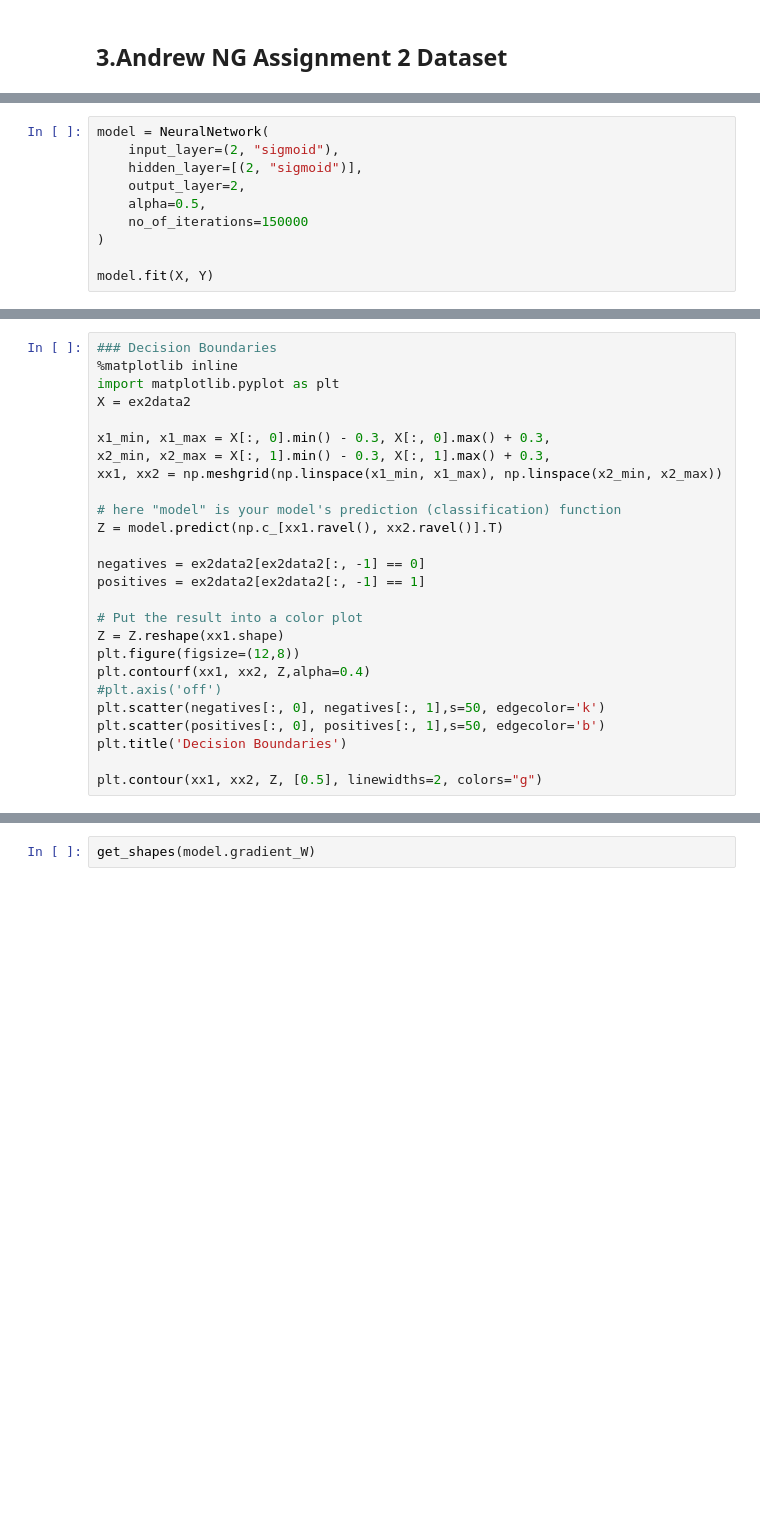
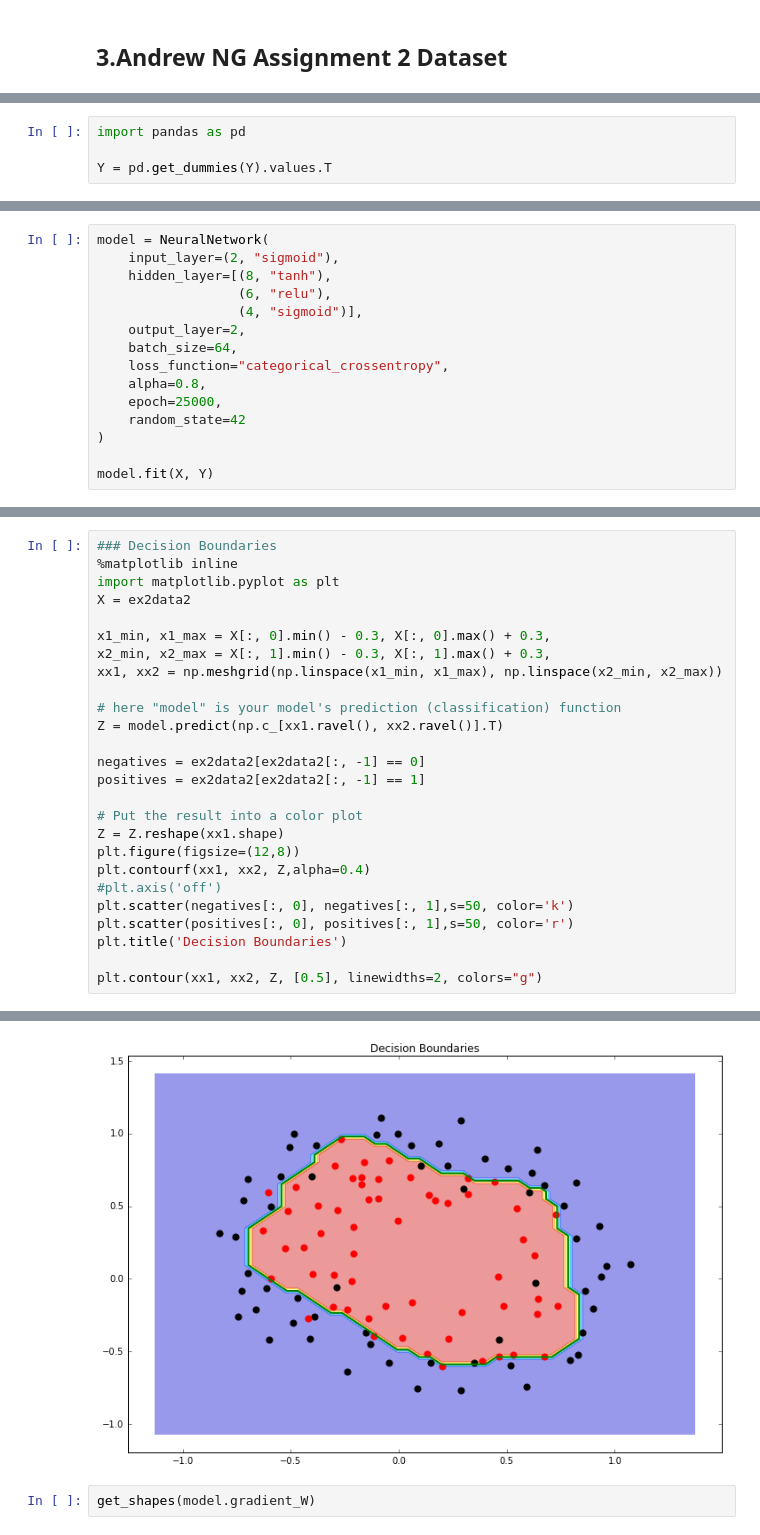
Before and after one commit to mcagriardic/Andrew-NG-Coursera, a Jupyter notebook: ex4/NeuralNetwork_class.ipynb, the cells around one changed output, grey strips where cells are left out. Drawn from its saved outputs; the diff is of its cells as text; blank space fills up the shorter version.

```diff
--- a/ex4/NeuralNetwork_class.ipynb
+++ b/ex4/NeuralNetwork_class.ipynb
@@ -374,0 +488,4 @@ OSError: /home/cagri/Desktop/Google Drive/data/ex2data2.txt not found.
+# %%
+import pandas as pd
+
+Y = pd.get_dummies(Y).values.T
@@ -375,10 +498,15 @@ OSError: /home/cagri/Desktop/Google Drive/data/ex2data2.txt not found.
 # %%
 model = NeuralNetwork(
     input_layer=(2, "sigmoid"),
-    hidden_layer=[(2, "sigmoid")],
+    hidden_layer=[(8, "tanh"),
+                  (6, "relu"),
+                  (4, "sigmoid")],
     output_layer=2,
-    alpha=0.5,
-    no_of_iterations=150000
+    batch_size=64,
+    loss_function="categorical_crossentropy",
+    alpha=0.8,
+    epoch=25000,
+    random_state=42
 )
 
 model.fit(X, Y)
@@ -403,8 +561,9 @@ Z = Z.reshape(xx1.shape)
 plt.figure(figsize=(12,8))
 plt.contourf(xx1, xx2, Z,alpha=0.4)
 #plt.axis('off')
-plt.scatter(negatives[:, 0], negatives[:, 1],s=50, edgecolor='k')
-plt.scatter(positives[:, 0], positives[:, 1],s=50, edgecolor='b')
+plt.scatter(negatives[:, 0], negatives[:, 1],s=50, color='k')
+plt.scatter(positives[:, 0], positives[:, 1],s=50, color='r')
 plt.title('Decision Boundaries')
 
 plt.contour(xx1, xx2, Z, [0.5], linewidths=2, colors="g")
+# %% [output]
@@ -411,3 +571,4 @@ plt.contour(xx1, xx2, Z, [0.5], linewidths=2, colors="g")
+[figure, added]
 # %%
 get_shapes(model.gradient_W)
 # %%
```
Also changed, not shown: parts of 24 cells of this notebook.
